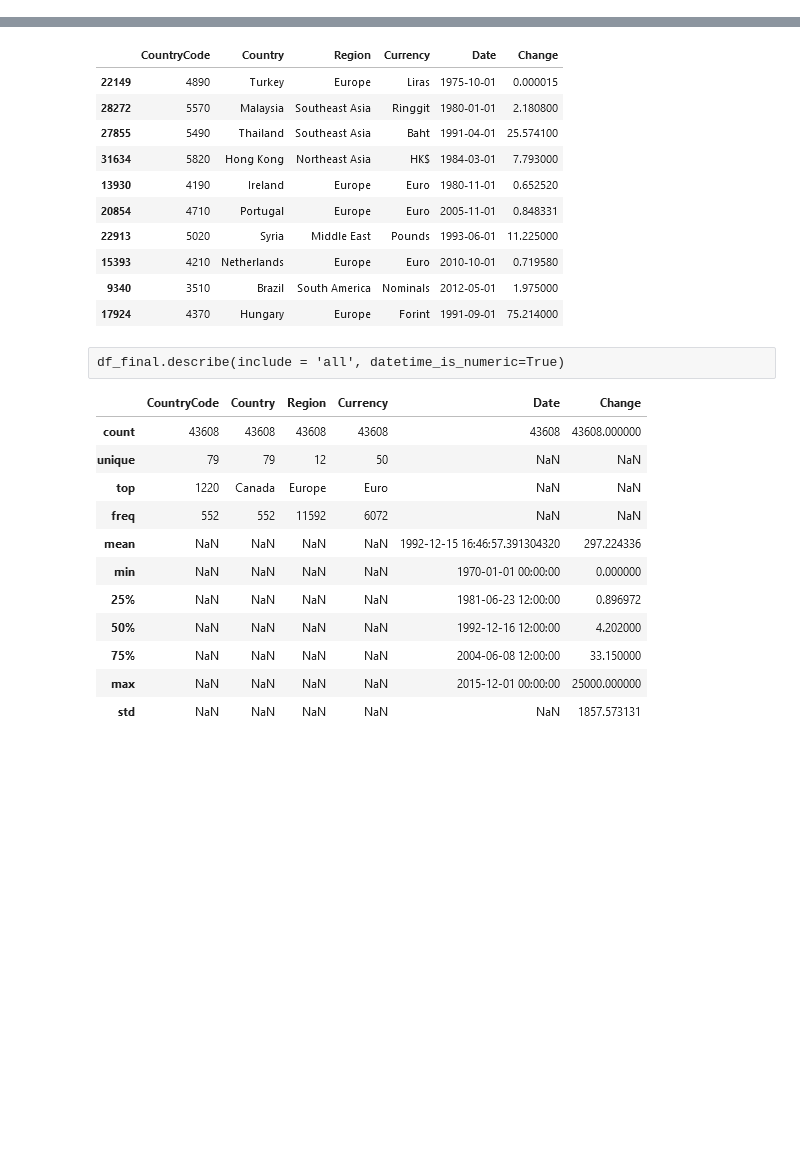
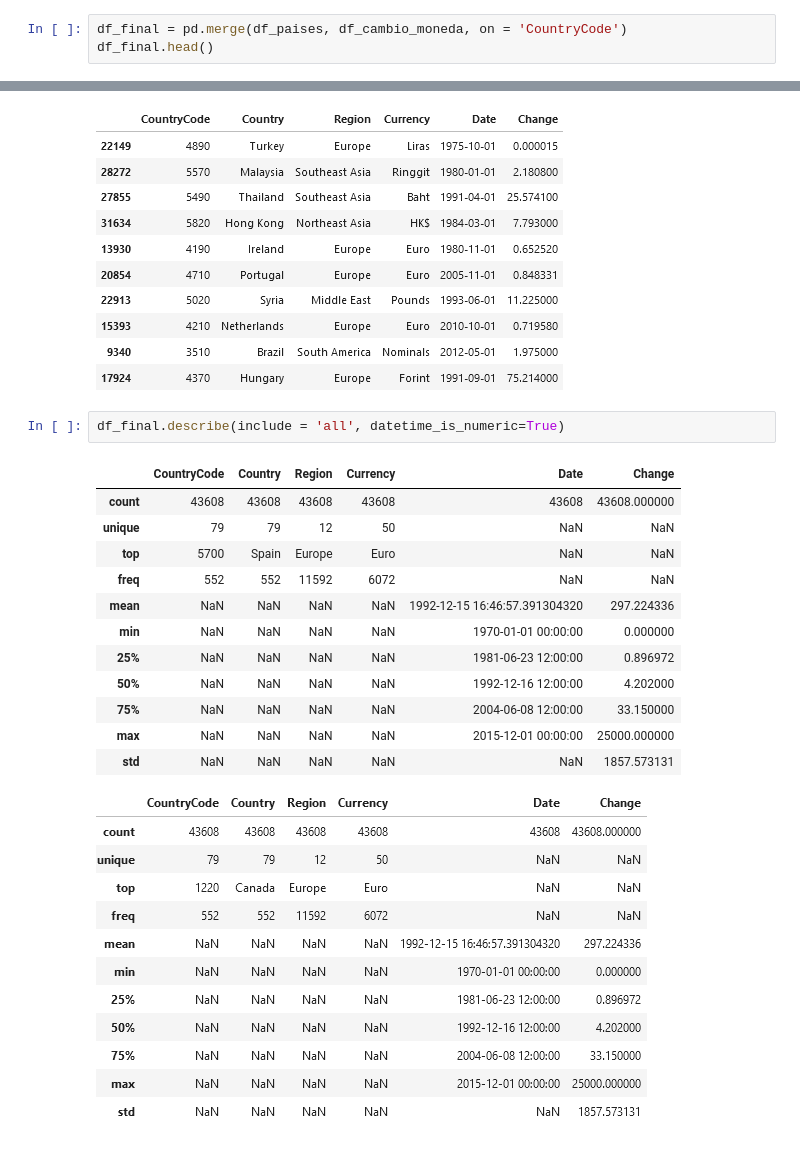
Before and after one commit to agarca4/Exercises-Pandas, a Jupyter notebook: Exercise2 _NominalChangeRates.ipynb, the cells around one changed output, grey strips where cells are left out. Drawn from its saved outputs; the diff is of its cells as text; blank space fills up the shorter version.

Commit message:
Finalizado ejercicio2

```diff
--- a/Exercise2 _NominalChangeRates.ipynb
+++ b/Exercise2 _NominalChangeRates.ipynb
@@ -101,0 +125,3 @@ df_paso1
+# %%
+df_final = pd.merge(df_paises, df_cambio_moneda, on = 'CountryCode')
+df_final.head()
@@ -110,6 +169,19 @@ df_final.sample(10)
 # %% [markdown]
 ![imagen.png](attachment:51cf369f-a471-4b97-a940-b0de8335a196.png)
-# %% [raw]
-df_final.describe(include = 'all', datetime_is_numeric=True)
+# %%
+df_final.describe(include = 'all', datetime_is_numeric=True)
+# %% [output]
+|  | CountryCode | Country | Region | Currency | Date | Change |
+| count | 43608 | 43608 | 43608 | 43608 | 43608 | 43608.000000 |
+| unique | 79 | 79 | 12 | 50 | NaN | NaN |
+| top | 5700 | Spain | Europe | Euro | NaN | NaN |
+| freq | 552 | 552 | 11592 | 6072 | NaN | NaN |
+| mean | NaN | NaN | NaN | NaN | 1992-12-15 16:46:57.391304320 | 297.224336 |
+| min | NaN | NaN | NaN | NaN | 1970-01-01 00:00:00 | 0.000000 |
+| 25% | NaN | NaN | NaN | NaN | 1981-06-23 12:00:00 | 0.896972 |
+| 50% | NaN | NaN | NaN | NaN | 1992-12-16 12:00:00 | 4.202000 |
+| 75% | NaN | NaN | NaN | NaN | 2004-06-08 12:00:00 | 33.150000 |
+| max | NaN | NaN | NaN | NaN | 2015-12-01 00:00:00 | 25000.000000 |
+| std | NaN | NaN | NaN | NaN | NaN | 1857.573131 |
 # %% [markdown]
 ![imagen.png](attachment:e411197d-ee89-4359-a054-95b287d041f4.png)
```
Also changed, not shown: parts of 14 cells of this notebook.
